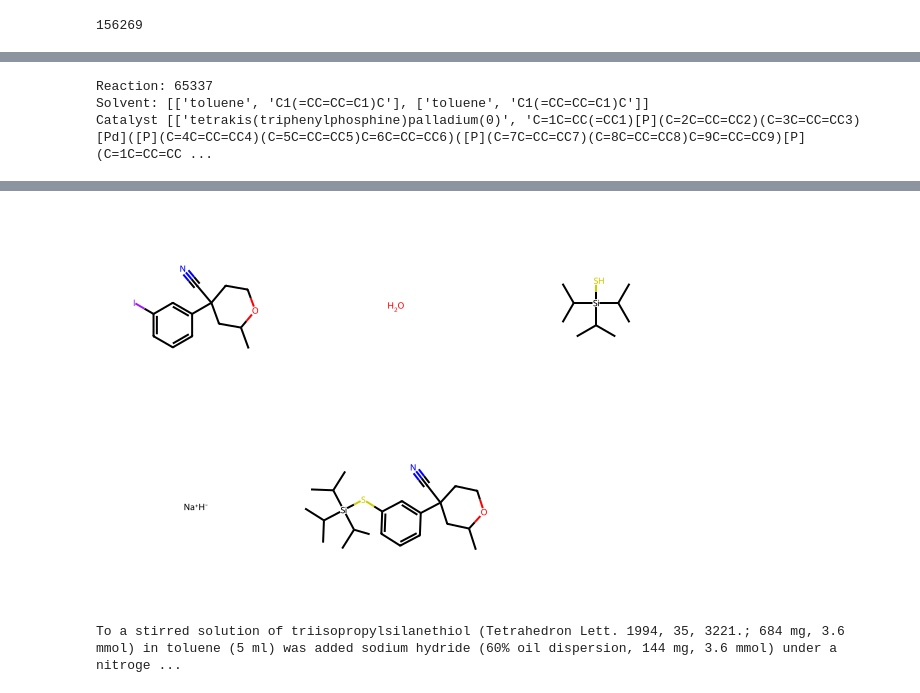
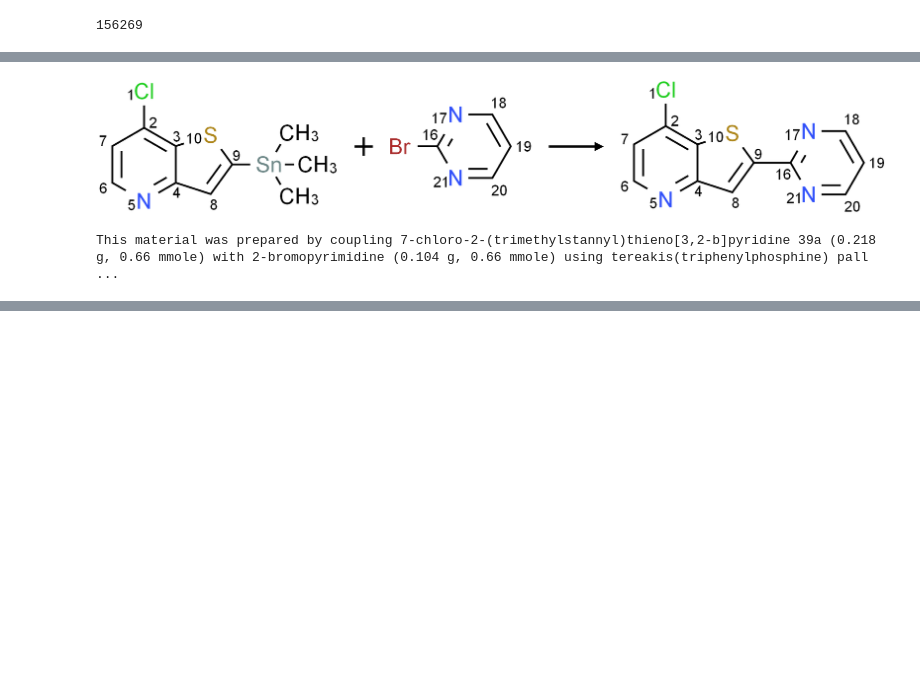
Before and after one commit to alkorolyov/selvita, a Jupyter notebook: 03_pd_catalyst.ipynb, the cells around one changed output, grey strips where cells are left out. Saved outputs shown, nothing was run; the diff lists cells and outputs as text; code cells hidden in the pictures; blank space fills up the shorter version.

```diff
--- a/03_pd_catalyst.ipynb
+++ b/03_pd_catalyst.ipynb
@@ -112,8 +117,7 @@ Wall time: 1.77 s
 # %%
 pd_df = pd.read_pickle(f'{ORD_PATH}/pd_df.pkl')
 # %%
-draw_reaction_rand(pd_df, notes_text='alladium')
+draw_reaction(pd_df.sample(), notes_text='alladium')
 # %% [output]
+[figure, new version]
-Reaction: 65337
-Solvent: [['toluene', 'C1(=CC=CC=C1)C'], ['toluene', 'C1(=CC=CC=C1)C']]
-Catalyst [['tetrakis(triphenylphosphine)palladium(0)', 'C=1C=CC(=CC1)[P](C=2C=CC=CC2)(C=3C=CC=CC3)[Pd]([P](C=4C=CC=CC4)(C=5C=CC=CC5)C=6C=CC=CC6)([P](C=7C=CC=CC7)(C=8C=CC=CC8)C=9C=CC=CC9)[P](C=1C=CC=CC ...
+This material was prepared by coupling 7-chloro-2-(trimethylstannyl)thieno[3,2-b]pyridine 39a (0.218 g, 0.66 mmole) with 2-bromopyrimidine (0.104 g, 0.66 mmole) using tereakis(triphenylphosphine) pall ...
@@ -121,2 +123,0 @@ Catalyst [['tetrakis(triphenylphosphine)palladium(0)', 'C=1C=CC(=CC1)[P](C=2C=CC
-[figure, old version]
-To a stirred solution of triisopropylsilanethiol (Tetrahedron Lett. 1994, 35, 3221.; 684 mg, 3.6 mmol) in toluene (5 ml) was added sodium hydride (60% oil dispersion, 144 mg, 3.6 mmol) under a nitroge ...
```
Also changed, not shown: parts of 7 cells of this notebook, 3 other files.
